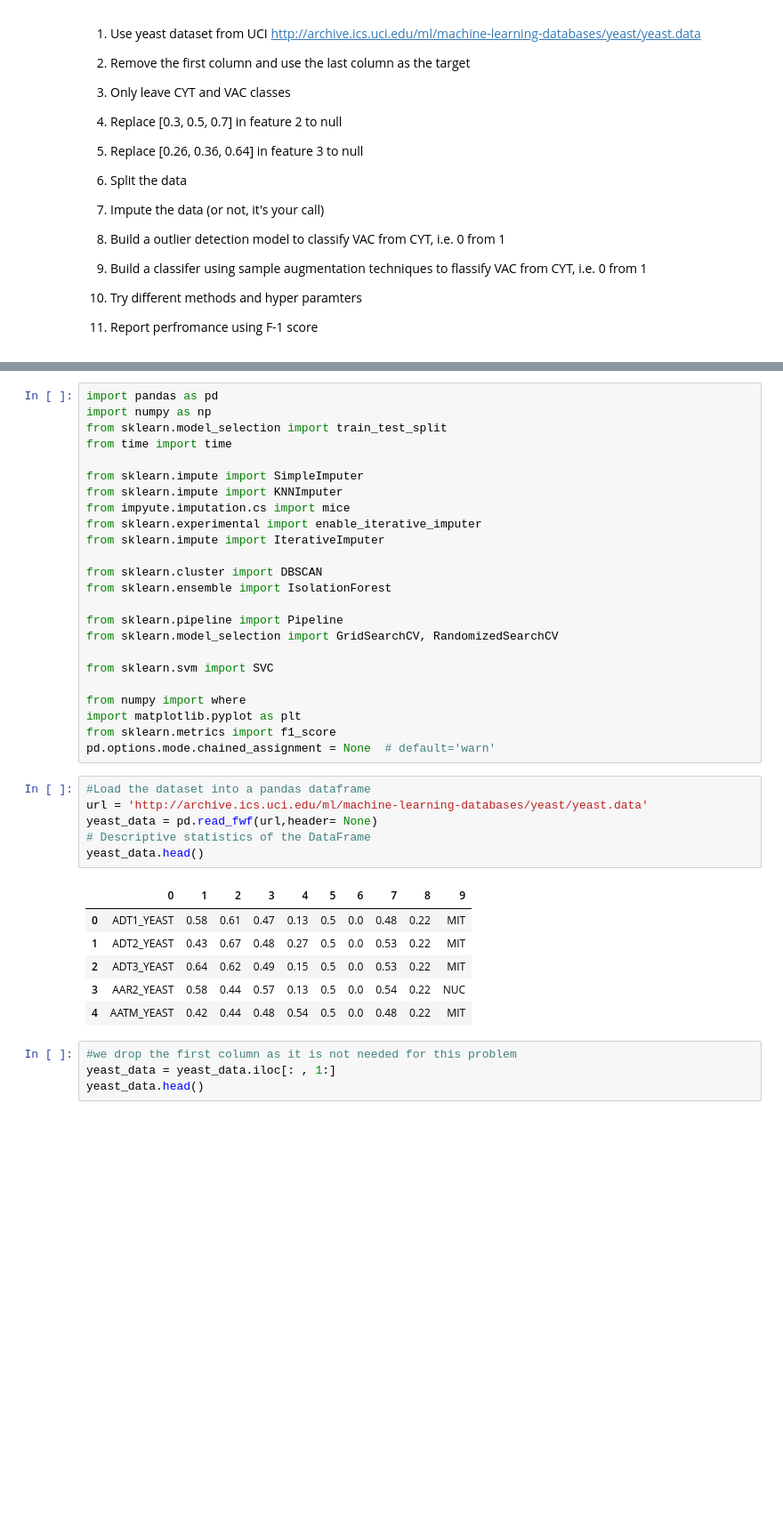
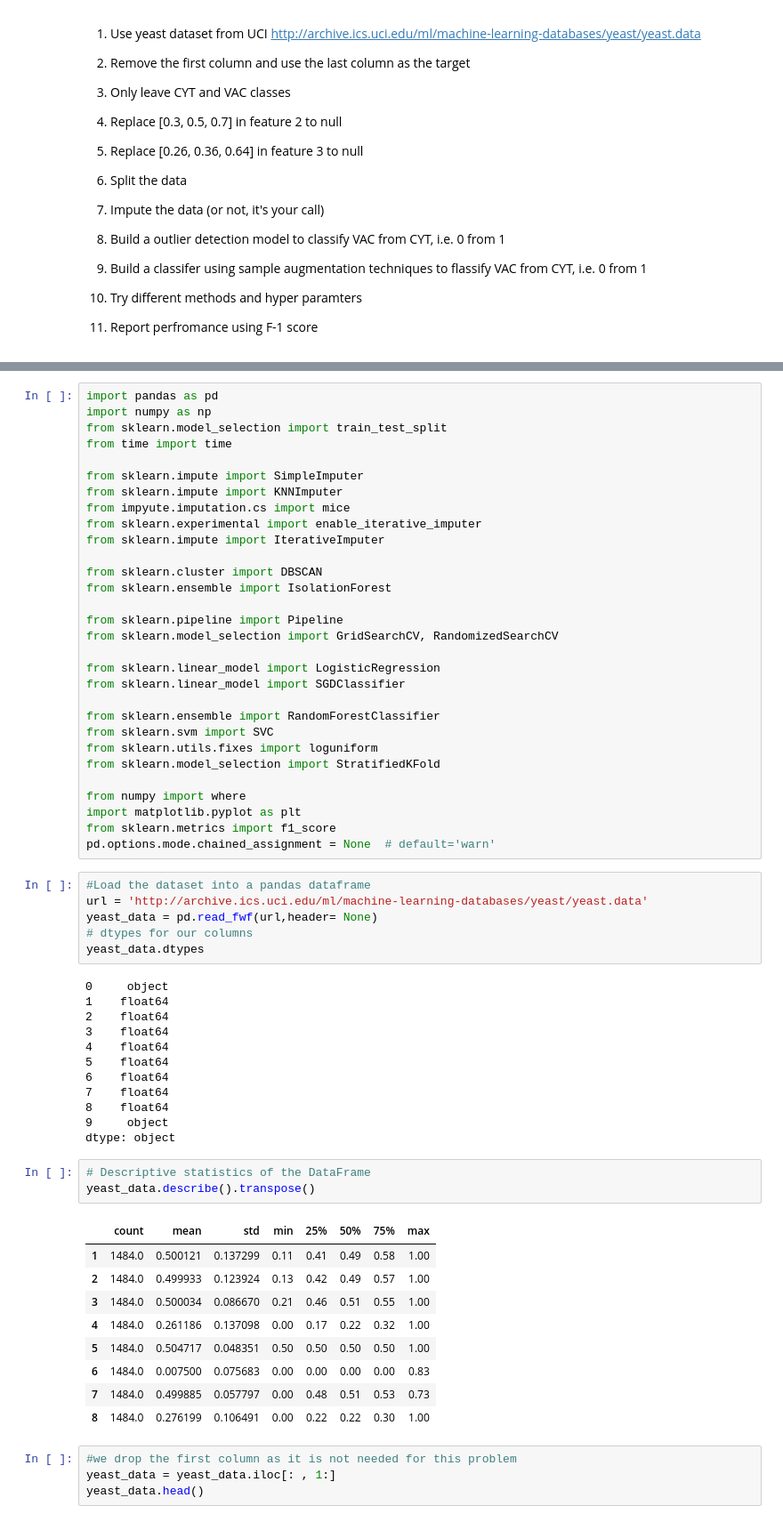
Before and after one commit to Basirulislam/Assignment-6, a Jupyter notebook: Assignment 6.ipynb, the cells around one changed output, grey strips where cells are left out. Shown at 89% size. Drawn from its saved outputs; the diff is of its cells as text; blank space fills up the shorter version.

```diff
--- a/Assignment 6.ipynb
+++ b/Assignment 6.ipynb
@@ -33,7 +41,13 @@ from sklearn.ensemble import IsolationForest
 from sklearn.pipeline import Pipeline
 from sklearn.model_selection import GridSearchCV, RandomizedSearchCV
 
+from sklearn.linear_model import LogisticRegression
+from sklearn.linear_model import SGDClassifier
+
+from sklearn.ensemble import RandomForestClassifier
 from sklearn.svm import SVC
+from sklearn.utils.fixes import loguniform
+from sklearn.model_selection import StratifiedKFold
 
 from numpy import where
 import matplotlib.pyplot as plt
@@ -43,15 +57,33 @@ pd.options.mode.chained_assignment = None  # default='warn'
 #Load the dataset into a pandas dataframe
 url = 'http://archive.ics.uci.edu/ml/machine-learning-databases/yeast/yeast.data'
 yeast_data = pd.read_fwf(url,header= None)
-# Descriptive statistics of the DataFrame
-yeast_data.head()
+# dtypes for our columns
+yeast_data.dtypes
 # %% [output]
-|  | 0 | 1 | 2 | 3 | 4 | 5 | 6 | 7 | 8 | 9 |
-| 0 | ADT1_YEAST | 0.58 | 0.61 | 0.47 | 0.13 | 0.5 | 0.0 | 0.48 | 0.22 | MIT |
-| 1 | ADT2_YEAST | 0.43 | 0.67 | 0.48 | 0.27 | 0.5 | 0.0 | 0.53 | 0.22 | MIT |
-| 2 | ADT3_YEAST | 0.64 | 0.62 | 0.49 | 0.15 | 0.5 | 0.0 | 0.53 | 0.22 | MIT |
-| 3 | AAR2_YEAST | 0.58 | 0.44 | 0.57 | 0.13 | 0.5 | 0.0 | 0.54 | 0.22 | NUC |
-| 4 | AATM_YEAST | 0.42 | 0.44 | 0.48 | 0.54 | 0.5 | 0.0 | 0.48 | 0.22 | MIT |
+0     object
+1    float64
+2    float64
+3    float64
+4    float64
+5    float64
+6    float64
+7    float64
+8    float64
+9     object
+dtype: object
+# %%
+# Descriptive statistics of the DataFrame
+yeast_data.describe().transpose()
+# %% [output]
+|  | count | mean | std | min | 25% | 50% | 75% | max |
+| 1 | 1484.0 | 0.500121 | 0.137299 | 0.11 | 0.41 | 0.49 | 0.58 | 1.00 |
+| 2 | 1484.0 | 0.499933 | 0.123924 | 0.13 | 0.42 | 0.49 | 0.57 | 1.00 |
+| 3 | 1484.0 | 0.500034 | 0.086670 | 0.21 | 0.46 | 0.51 | 0.55 | 1.00 |
+| 4 | 1484.0 | 0.261186 | 0.137098 | 0.00 | 0.17 | 0.22 | 0.32 | 1.00 |
+| 5 | 1484.0 | 0.504717 | 0.048351 | 0.50 | 0.50 | 0.50 | 0.50 | 1.00 |
+| 6 | 1484.0 | 0.007500 | 0.075683 | 0.00 | 0.00 | 0.00 | 0.00 | 0.83 |
+| 7 | 1484.0 | 0.499885 | 0.057797 | 0.00 | 0.48 | 0.51 | 0.53 | 0.73 |
+| 8 | 1484.0 | 0.276199 | 0.106491 | 0.00 | 0.22 | 0.22 | 0.30 | 1.00 |
 # %%
 #we drop the first column as it is not needed for this problem
 yeast_data = yeast_data.iloc[: , 1:]
```
Also changed, not shown: parts of 22 cells of this notebook.
